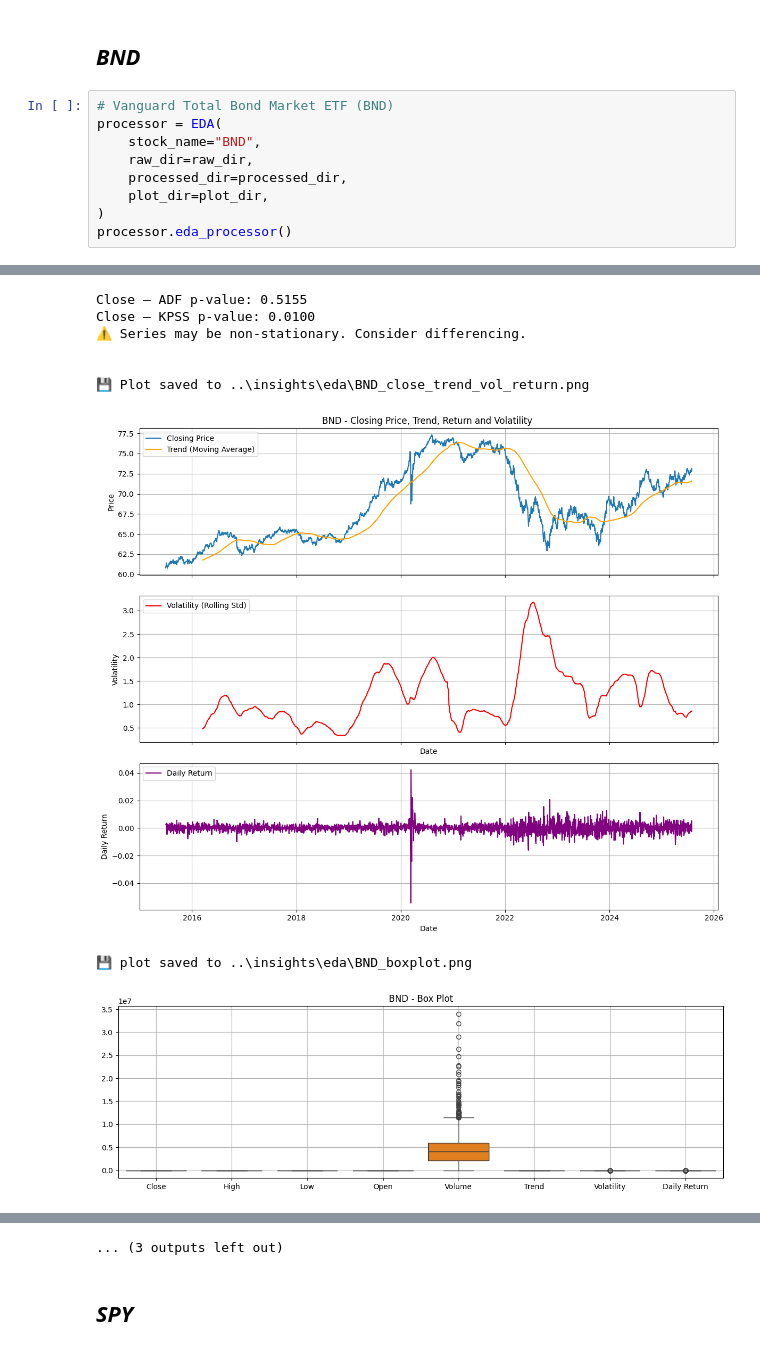
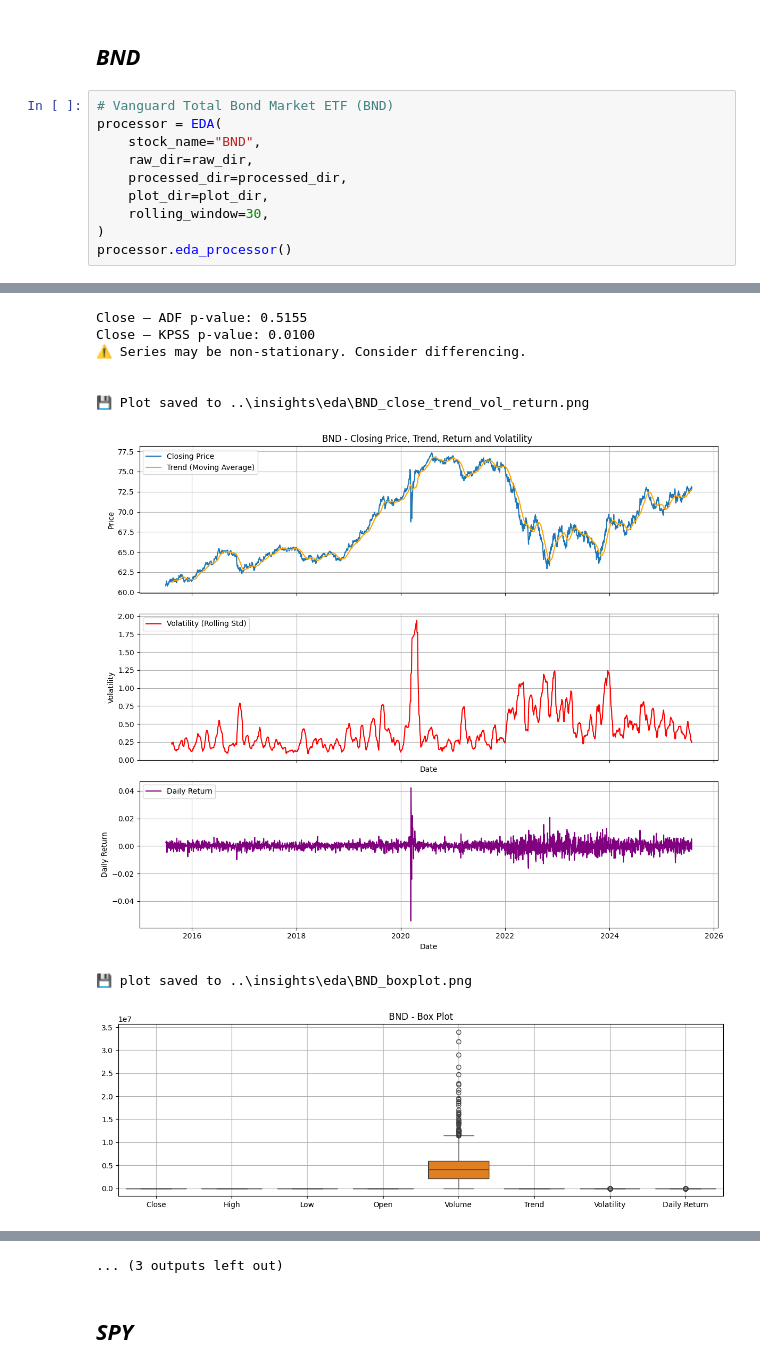
Before and after one commit to nuhaminae/Time-Series-Forecasting-for-Portfolio-Management-Optimization, a Jupyter notebook: notebooks/01_eda.ipynb, the cells around one changed output, grey strips where cells are left out. Drawn from its saved outputs; the diff is of its cells as text.

```diff
--- a/notebooks/01_eda.ipynb
+++ b/notebooks/01_eda.ipynb
@@ -121,6 +121,7 @@ processor = EDA(
     raw_dir=raw_dir,
     processed_dir=processed_dir,
     plot_dir=plot_dir,
+    rolling_window=30,
 )
 processor.eda_processor()
 # %% [output]
@@ -167,10 +168,10 @@ Describe:
 Close — ADF p-value: 0.5155
 Close — KPSS p-value: 0.0100
 ⚠️ Series may be non-stationary. Consider differencing.
 
 
 💾 Plot saved to ..\insights\eda\BND_close_trend_vol_return.png
-[figure, old version]
+[figure, new version]
 💾 plot saved to ..\insights\eda\BND_boxplot.png
 [figure]
 Daily Return — ADF p-value: 0.0000
```
Also changed, not shown: parts of 3 cells of this notebook.
